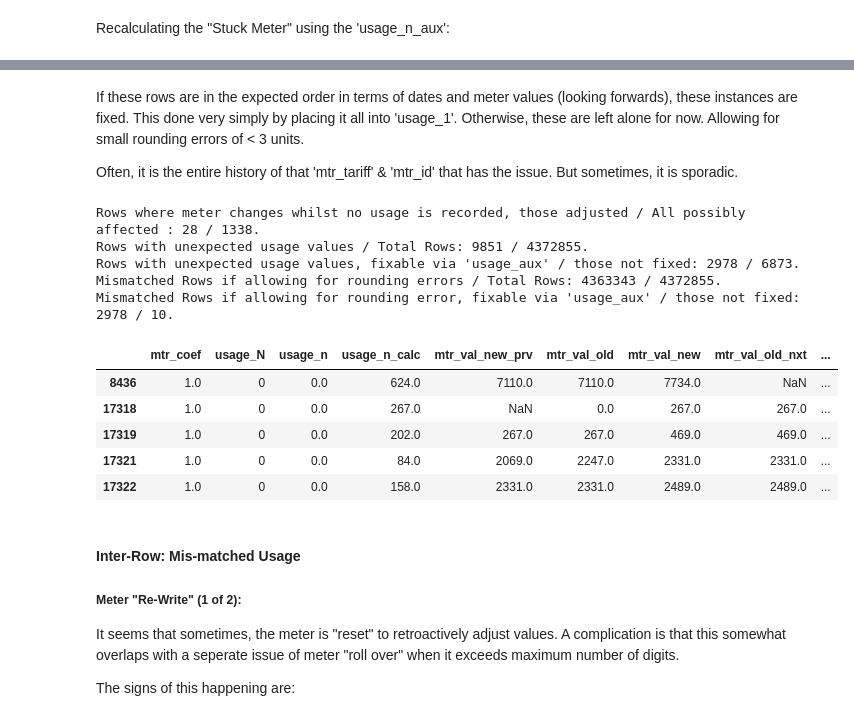
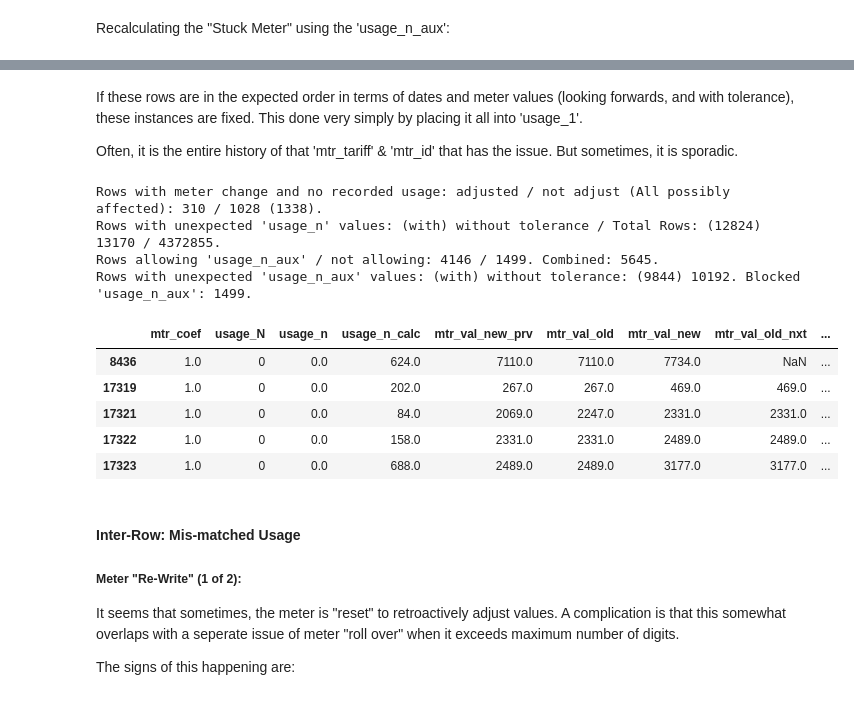
Before and after one commit to insatiablycivil/Fraud_Detection_Energy_Consumption, a Jupyter notebook: Data_Preparation.ipynb, the cells around one changed output, grey strips where cells are left out. Cells and saved outputs as stored; diff of their text form; code cells hidden in the pictures.

```diff
--- a/Data_Preparation.ipynb
+++ b/Data_Preparation.ipynb
@@ -729,18 +694,16 @@ Therefore, this change was adopted and these values were placed into the previou
 # %%
 df_temp['usage_n_9'] = df_temp[('usage_n', 9)] # Can never get my head around this multi level stuff :\
 df_temp['mtr_tariff'] = 11
-df_temp.drop(columns=[('usage_n', 9), ('usage_n', 11),
-                       ('usage_n_calc', 9), ('usage_n_calc', 11),
-                      ('match', 9), ('match', 11),
-                      ('usage_n', '11_adj'), ('match', '11_adj'),
-                      ('delta', 11), ('delta', '11_adj')], inplace=True)
+col_names = list(zip(['usage_n', 'usage_n_calc', 'match', 'delta']*3, [9, 11, '11_adj']*4))
+df_temp.drop(columns=col_names, inplace=True)
 df_temp.columns = df_temp.columns.get_level_values(0)
-df_train = df_train.merge(df_temp[['client_id', 'mtr_id', 'invoice_date', 'mtr_tariff', 'usage_n_9']], on=['client_id', 'mtr_id', 'invoice_date', 'mtr_tariff'], how='left')
+col_names = ['client_id', 'mtr_id', 'invoice_date', 'mtr_tariff']
+df_train = df_train.merge(df_temp[col_names+['usage_n_9']], on=col_names, how='left')
 mask = df_train['usage_n_9'].notna()
 df_train.loc[mask, 'usage_aux_flag'] = 1
 df_train.loc[mask, 'usage_aux'] = df_train.loc[mask, 'usage_n_9']
 df_train.drop(columns=['usage_n_9'], inplace=True)
 # Revert to original sort and check usage once more
-df_train = Calc_Sort(df_train.copy(), 'usage_n')
-df_train = Calc_Usage(df_train.copy())
+df_train = Calc_Sort(df_train, 'usage_n')
+df_train = Calc_Usage(df_train)
 # %% [output]
@@ -756,14 +718,14 @@ Going to reject those cases where 'usage_aux' was not helpful:
    * Otherwise, would want a substantial improvement to justify inclusion.
 # %%
 mask = df_train['usage_aux_flag'] == 1 # Those that had overlapping mtr_tariff == 9
-df_train['temp_flag'] = np.nan
-df_train.loc[mask, 'temp_flag'] = df_train.loc[mask, 'usage_n_calc'] - df_train.loc[mask, 'usage_n']
-mask_2 = (df_train['temp_flag'] - df_train['usage_aux']) # Residual delta after making usage of 'usage_aux'
-mask_2 = (((mask_2.abs() * 4) < (df_train['temp_flag']).abs()) |
-          ((mask_2.abs() < df_train['temp_flag'].abs()) & (mask_2 > -10)))
-print(f"Rows where \'usage_aux\' is rejected / rows it was present: {sum(mask & ~mask_2)} / {sum(mask)}.")
+df_train['temp_1'] = np.nan
+df_train.loc[mask, 'temp_1'] = df_train.loc[mask, 'usage_n_calc'] - df_train.loc[mask, 'usage_n']
+mask_2 = (df_train['temp_1'] - df_train['usage_aux']) # Residual delta after making usage of 'usage_aux'
+mask_2 = (((mask_2.abs() * 4) < (df_train['temp_1']).abs()) |
+          ((mask_2.abs() < df_train['temp_1'].abs()) & (mask_2 > -10)))
 df_train.loc[(mask & ~mask_2), 'usage_aux_flag'] = -1 # These are flagged as rejected, although they are retained for now
-df_train = Calc_Usage(df_train.copy())
+df_train = Calc_Usage(df_train)
+df_train = Check_Usage(df_train)
 df_temp = df_train[(mask & ~mask_2)]
 df_temp
 # %% [output]
@@ -839,32 +792,35 @@ Rows where invoice spans seem to overlap based on 'invoice_date's / Total Rows:
 # %% [markdown]
-If these rows are in the expected order in terms of dates and meter values (looking forwards), these instances are fixed. This done very simply by placing it all into 'usage_1'. Otherwise, these are left alone for now. Allowing for small rounding errors of < 3 units.
+If these rows are in the expected order in terms of dates and meter values (looking forwards, and with tolerance), these instances are fixed. This done very simply by placing it all into 'usage_1'.
 
 Often, it is the entire history of that 'mtr_tariff' & 'mtr_id' that has the issue. But sometimes, it is sporadic.
 # %%
-mask = ((df_train['mtr_val_old'] != df_train['mtr_val_new']) & # Changing meter reading
-        (((df_train['usage_N'] == 0) & (df_train['usage_aux_flag'] != 1)) | # Those with no usage and flagged to not use usage_aux
-         ((df_train['usage_N'] + df_train['usage_aux'] == 0) & (df_train['usage_aux_flag'] != -1)))) # those with no usage flagged to use usage_aux
-mask_2 = ((df_train['date_flag'] == 0) & ((df_train['mtr_val_old_nxt'] - df_train['mtr_val_new']).abs() < 3))
+mask = (df_train['mtr_val_old'] != df_train['mtr_val_new']) # Changing meter reading
+mask_2 = (((df_train['usage_N'] == 0) & (df_train['usage_aux_flag'] != 1)) | # Those with no usage and flagged to not use usage_aux
+          ((df_train['usage_N'] + df_train['usage_aux'] == 0) & (df_train['usage_aux_flag'] != -1))) # Those with no usage flagged to use usage_aux
+mask_3 = ((df_train['date_overlap_invoice'] != -1) & (df_train['date_overlap_months'] != -1)) # No date overlap, allowing tolerance
+mask_4 = (df_train['mtr_overlap_fwd'] != -1) # No meter overlap, looking forwards, allowing tolerance
+mask = mask & mask_2 # Changing meter and no relevant usage
+mask_2 = mask_3 & mask_4 # No relevant overlaps
 df_train['usage_missing'] = (mask & mask_2).astype(int) # Those being adjusted
 df_train.loc[(mask & ~mask_2), 'usage_missing'] = -1 # Not being adjusted
 df_train.loc[(mask & mask_2), 'usage_1'] = df_train.loc[(mask & mask_2), 'usage_n_calc'] * df_train.loc[(mask & mask_2), 'mtr_coef'] # Want unscaled value
-print(f"Rows where meter changes whilst no usage is recorded, those adjusted / All possibly affected : {sum(mask & mask_2)} / {sum(mask)}.")
-df_train = Calc_Usage(df_train.copy())
+print(f"Rows with meter change and no recorded usage: adjusted / not adjust (All possibly affected): {sum(mask & mask_2)} / {sum(mask & ~mask_2)} ({sum(mask)}).")
+df_train = Calc_Usage(df_train)
+df_train = Check_Usage(df_train)
 df_temp = df_train[(mask & ~mask_2)]
 col_names = ['mtr_coef', 'usage_N', 'usage_n', 'usage_n_calc', 'mtr_val_new_prv', 'mtr_val_old', 'mtr_val_new', 'mtr_val_old_nxt', 'months_num']
 df_temp[col_names].head()
 # %% [output]
-Rows where meter changes whilst no usage is recorded, those adjusted / All possibly affected : 28 / 1338.
-Rows with unexpected usage values / Total Rows: 9851 / 4372855.
-Rows with unexpected usage values, fixable via 'usage_aux' / those not fixed: 2978 / 6873.
-Mismatched Rows if allowing for rounding errors / Total Rows: 4363343 / 4372855.
-Mismatched Rows if allowing for rounding error, fixable via 'usage_aux' / those not fixed: 2978 / 10.
+Rows with meter change and no recorded usage: adjusted / not adjust (All possibly affected): 310 / 1028 (1338).
+Rows with unexpected 'usage_n' values: (with) without tolerance / Total Rows: (12824) 13170 / 4372855.
+Rows allowing 'usage_n_aux' / not allowing: 4146 / 1499. Combined: 5645.
+Rows with unexpected 'usage_n_aux' values: (with) without tolerance: (9844) 10192. Blocked 'usage_n_aux': 1499.
 |  | mtr_coef | usage_N | usage_n | usage_n_calc | mtr_val_new_prv | mtr_val_old | mtr_val_new | mtr_val_old_nxt | ... |
 | 8436 | 1.0 | 0 | 0.0 | 624.0 | 7110.0 | 7110.0 | 7734.0 | NaN | ... |
-| 17318 | 1.0 | 0 | 0.0 | 267.0 | NaN | 0.0 | 267.0 | 267.0 | ... |
 | 17319 | 1.0 | 0 | 0.0 | 202.0 | 267.0 | 267.0 | 469.0 | 469.0 | ... |
 | 17321 | 1.0 | 0 | 0.0 | 84.0 | 2069.0 | 2247.0 | 2331.0 | 2331.0 | ... |
 | 17322 | 1.0 | 0 | 0.0 | 158.0 | 2331.0 | 2331.0 | 2489.0 | 2489.0 | ... |
+| 17323 | 1.0 | 0 | 0.0 | 688.0 | 2489.0 | 2489.0 | 3177.0 | 3177.0 | ... |
 # %% [markdown]
 #### Inter-Row: Mis-matched Usage
 ##### Meter "Re-Write" (1 of 2):
```
Also changed, not shown: parts of 22 cells of this notebook.
